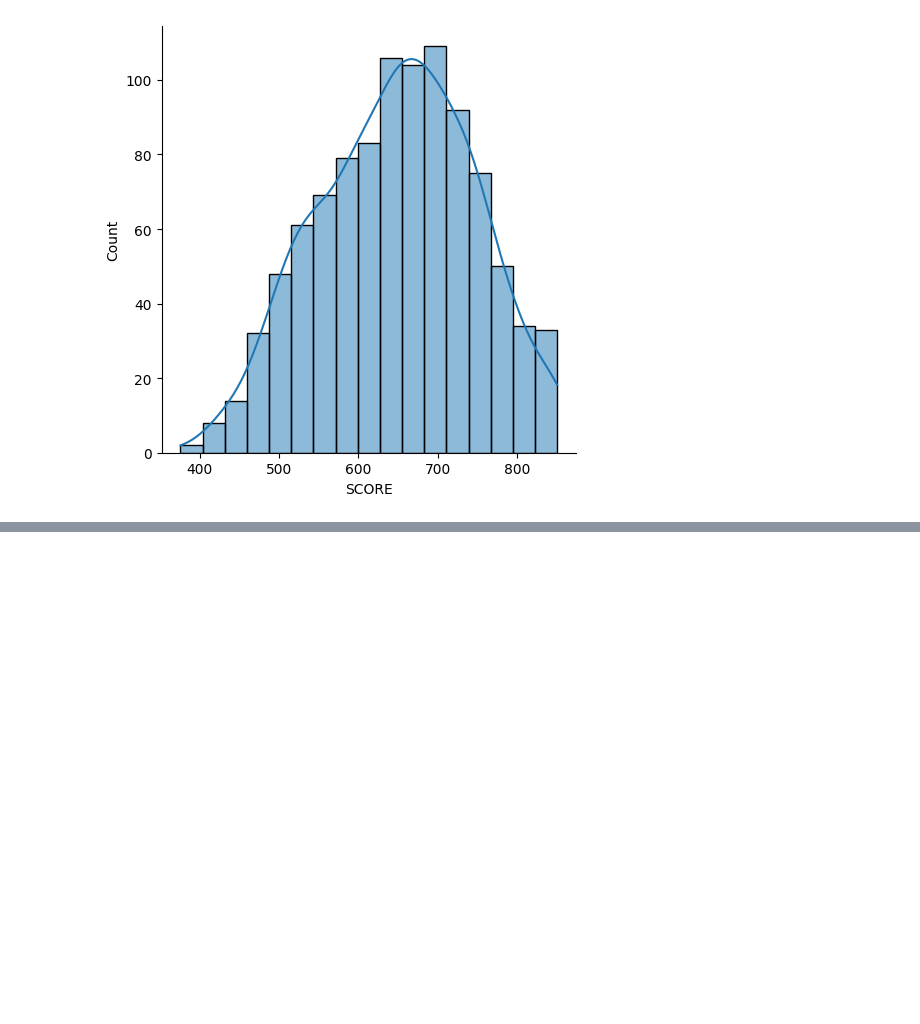
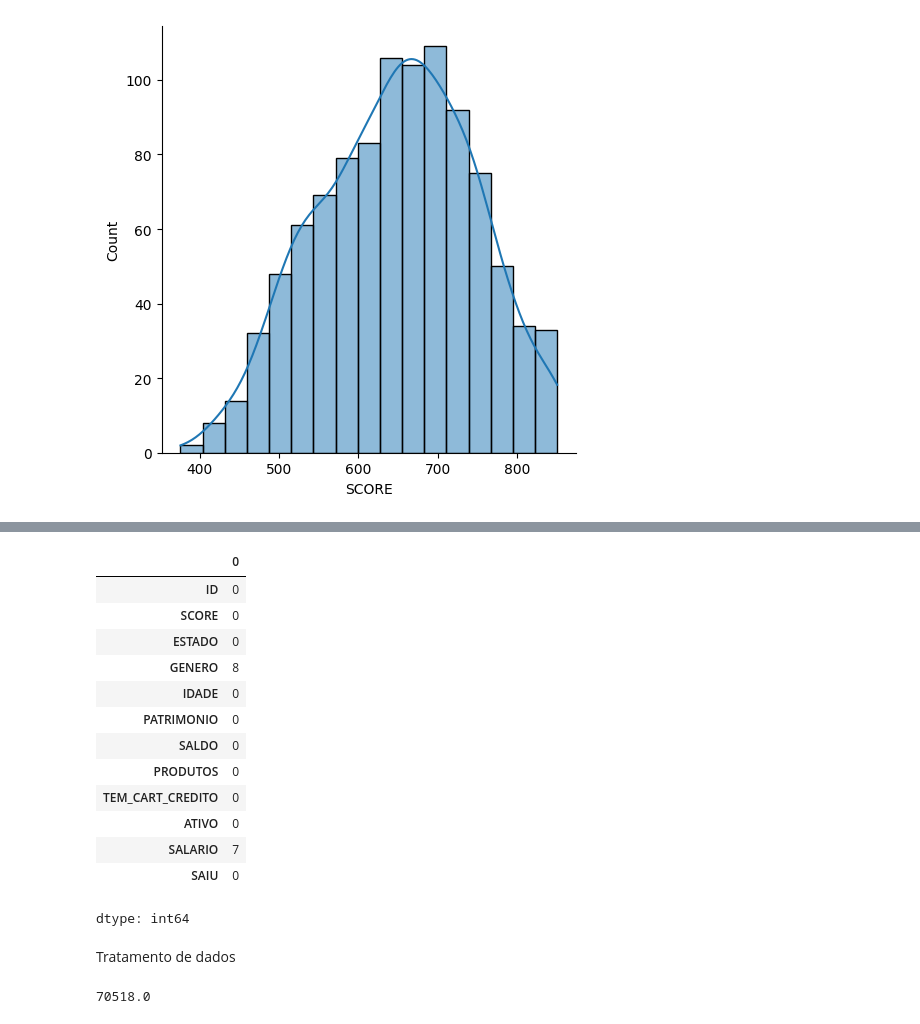
Before and after one commit to rodirodrigorodrigues/Data-Scientist-Training-The-Complete-Course, a Jupyter notebook: section_10.ipynb, the cells around one changed output, grey strips where cells are left out. Saved outputs shown, nothing was run; the diff lists cells and outputs as text; code cells hidden in the pictures; blank space fills up the shorter version.

```diff
--- a/section_10.ipynb
+++ b/section_10.ipynb
@@ -52,0 +117,26 @@ srn.displot(dataset["SCORE"], kde=True)
+# %%
+dataset.isnull().sum()
+# %% [output]
+|  | 0 |
+| ID | 0 |
+| SCORE | 0 |
+| ESTADO | 0 |
+| GENERO | 8 |
+| IDADE | 0 |
+| PATRIMONIO | 0 |
+| SALDO | 0 |
+| PRODUTOS | 0 |
+| TEM_CART_CREDITO | 0 |
+| ATIVO | 0 |
+| SALARIO | 7 |
+| SAIU | 0 |
+dtype: int64
+# %% [markdown]
+Tratamento de dados
+# %%
+dataset["SALARIO"] = dataset["SALARIO"].astype(float)
+
+mediana = sts.median(dataset["SALARIO"])
+mediana
+# %% [output]
+70518.0
```
Also changed, not shown: parts of 20 cells of this notebook.
